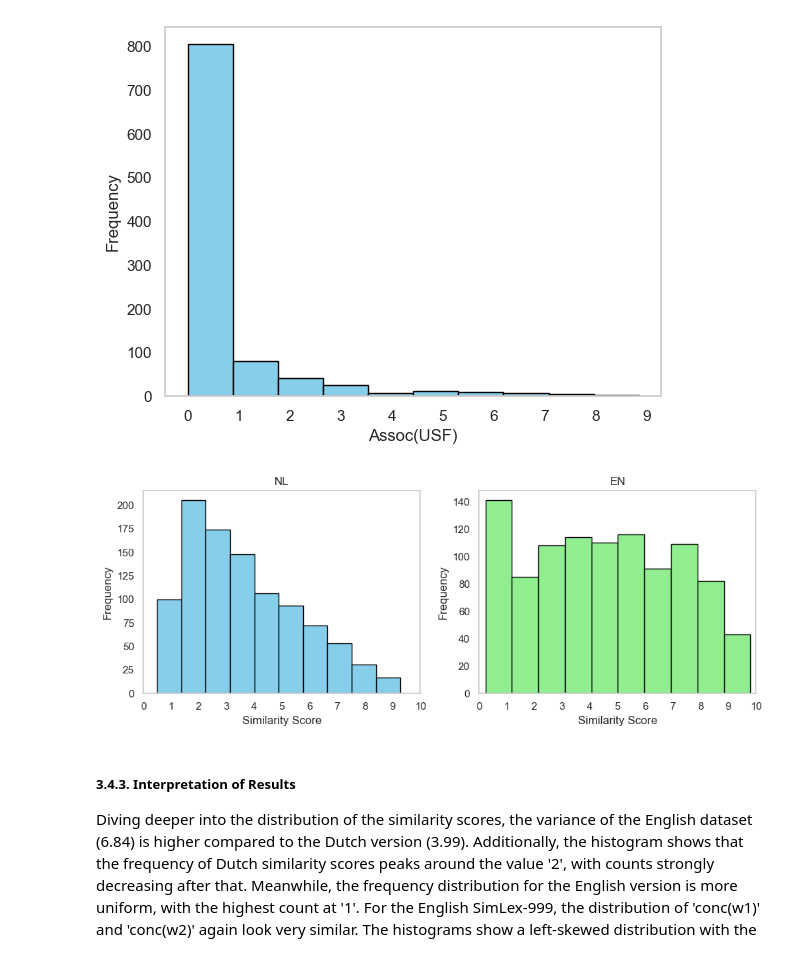
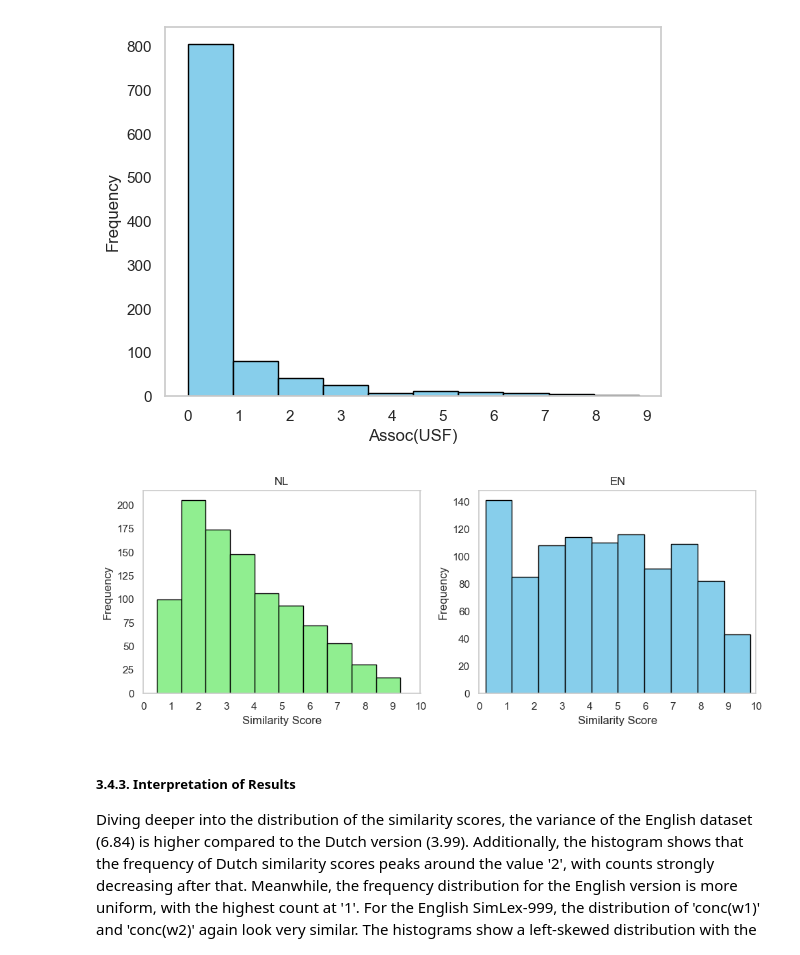
Before and after one commit to XanderSnelder/master-thesis, a Jupyter notebook: eda/main.ipynb, the cells around one changed output. Drawn from its saved outputs; the diff is of its cells as text; code cells hidden in the pictures.

Commit message:
update color graphs

```diff
--- a/eda/main.ipynb
+++ b/eda/main.ipynb
@@ -462,36 +462,36 @@ plot_histogram(eng_simlex, 'Assoc(USF)')
 # %%
 # Creating a figure with two subplots
 fig, axes = plt.subplots(1, 2, figsize=(10, 4))
 
 # Defining the x-axis limits
 x_min = 0
 x_max = 10
 
 # Plotting the first histogram (Dutch)
-axes[0].hist(nl_simlex['similarity_score'], bins=10, edgecolor='black', color='skyblue')
+axes[0].hist(nl_simlex['similarity_score'], bins=10, edgecolor='black', color='lightgreen')
 axes[0].set_title('NL')
 axes[0].set_xlabel('Similarity Score')
 axes[0].set_ylabel('Frequency')
 axes[0].set_xlim(x_min, x_max)
 axes[0].xaxis.set_major_locator(ticker.MaxNLocator(integer=True))
 axes[0].grid(False)  # Turning off the grid
 
 # Plotting the second histogram (English)
-axes[1].hist(eng_simlex['similarity_score'], bins=10, edgecolor='black', color='lightgreen')
+axes[1].hist(eng_simlex['similarity_score'], bins=10, edgecolor='black', color='skyblue')
 axes[1].set_title('EN')
 axes[1].set_xlabel('Similarity Score')
 axes[1].set_ylabel('Frequency')
 axes[1].set_xlim(x_min, x_max)
 axes[1].xaxis.set_major_locator(ticker.MaxNLocator(integer=True))
 axes[1].grid(False)  # Turning off the grid
 
 # Adjust layout for a clean fit
 plt.tight_layout()
 
 # Show the plot
 plt.show()
 # %% [output]
-[figure, old version]
+[figure, new version]
 # %% [markdown]
 ##### **3.4.3. Interpretation of Results**
 
```
Also changed, not shown: parts of 1 cell of this notebook.
